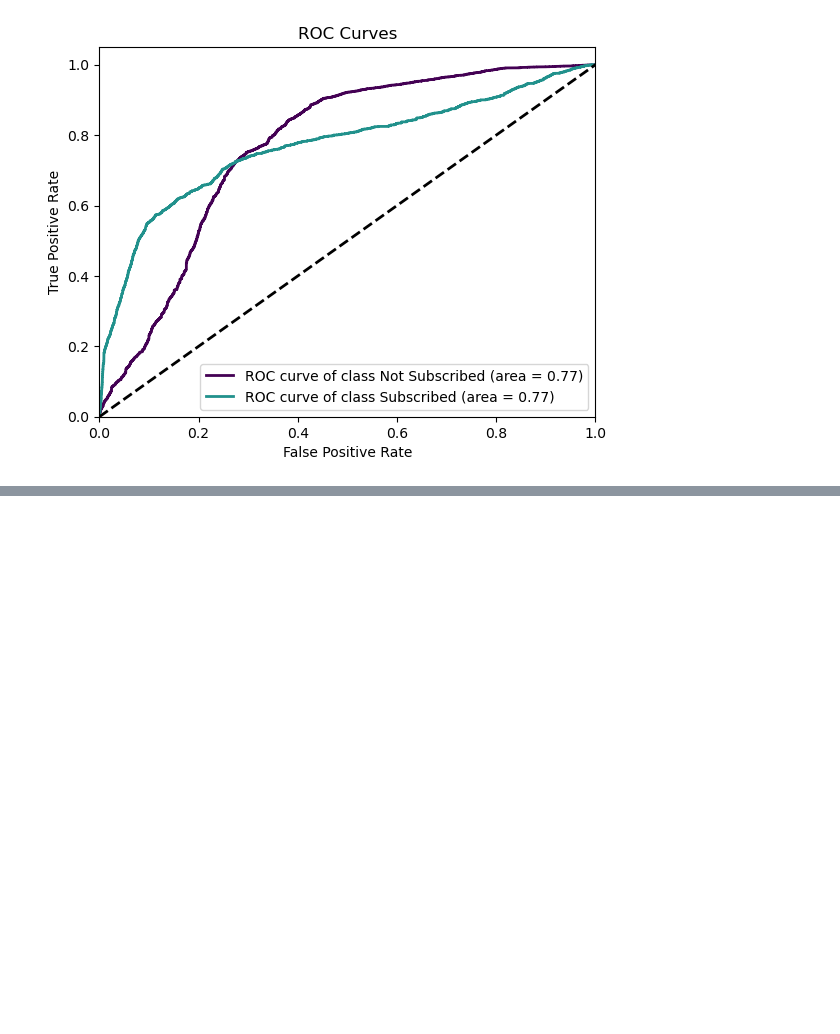
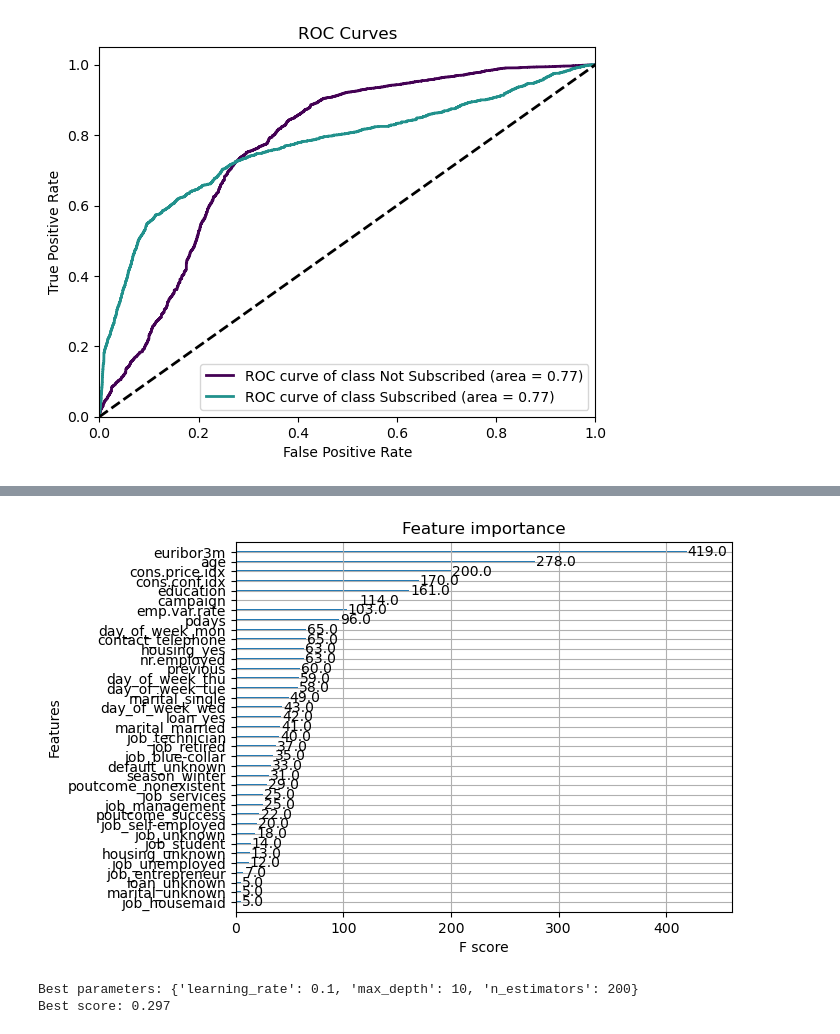
Before and after one commit to gav-conn/ML-Group-Project, a Jupyter notebook: main.ipynb, the cells around one changed output, grey strips where cells are left out. Drawn from its saved outputs; the diff is of its cells as text; code cells hidden in the pictures; blank space fills up the shorter version.

```diff
--- a/main.ipynb
+++ b/main.ipynb
@@ -450,0 +469,21 @@ plt.show()
+# %%
+xgb.plot_importance(model)
+plt.show()
+# %% [output]
+[figure, added]
+# %%
+param_grid = {
+    'learning_rate': [0.01, 0.05, 0.1],
+    'max_depth': [3, 5, 10],
+    'n_estimators': [50, 100, 200]
+}
+
+model = xgb.XGBClassifier()
+
+grid_search = GridSearchCV(estimator=model, param_grid=param_grid, scoring='recall', cv=5, n_jobs=2)
+grid_search.fit(df_train_X, df_train_Y)
+print(f"Best parameters: {grid_search.best_params_}")
+print(f"Best score: {grid_search.best_score_:.3f}")
+# %% [output]
+Best parameters: {'learning_rate': 0.1, 'max_depth': 10, 'n_estimators': 200}
+Best score: 0.297
```
Also changed, not shown: parts of 7 cells of this notebook.
